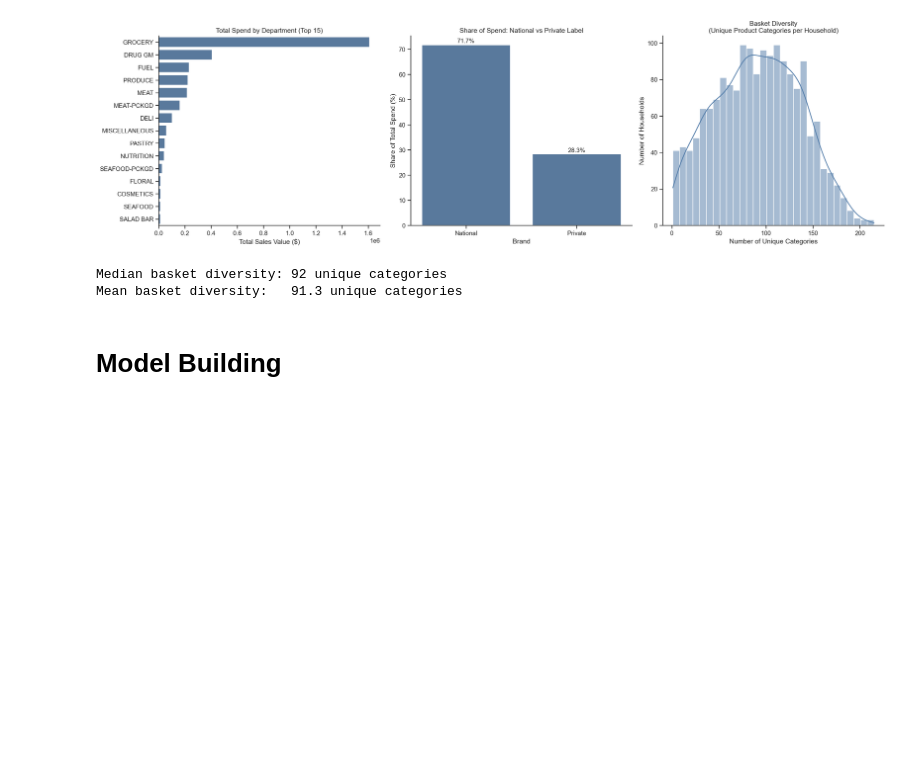
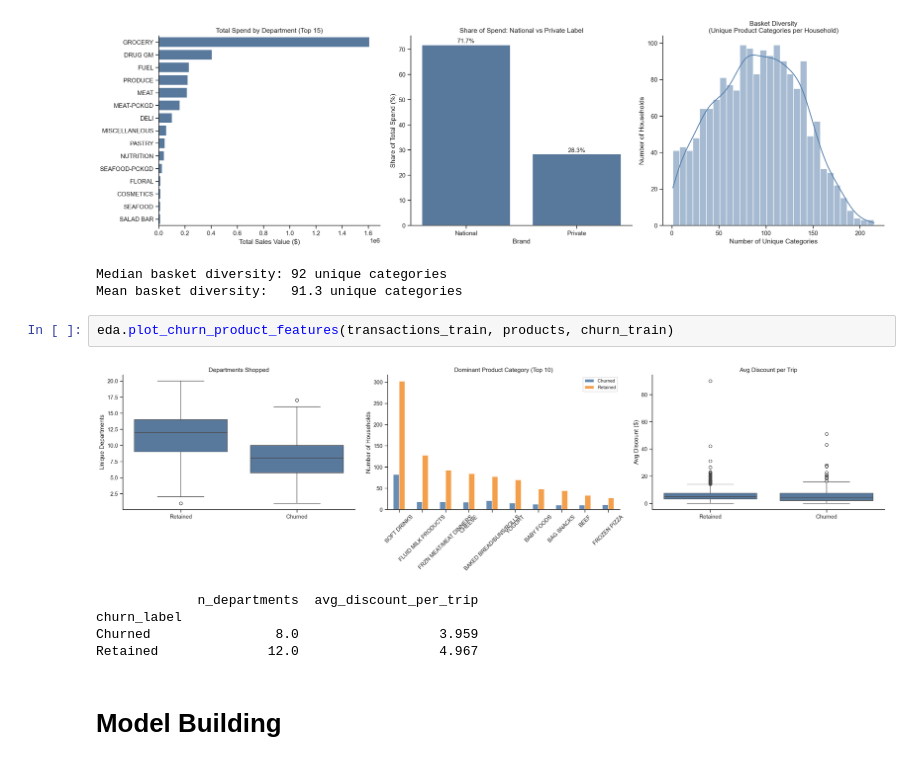
Before and after one commit to Kasperclowes/QBUS3820-Group-Assignment, a Jupyter notebook: RUN.ipynb, the cells around one changed output. Saved outputs shown, nothing was run; the diff lists cells and outputs as text; blank space fills up the shorter version.

Commit message:
Calling it a day with products EDA

```diff
--- a/RUN.ipynb
+++ b/RUN.ipynb
@@ -420,6 +402,14 @@ eda.plot_spend_by_product_attribute(transactions_train, products)
 [figure]
 Median basket diversity: 92 unique categories
 Mean basket diversity:   91.3 unique categories
+# %%
+eda.plot_churn_product_features(transactions_train, products, churn_train)
+# %% [output]
+[figure, added]
+             n_departments  avg_discount_per_trip
+churn_label
+Churned                8.0                  3.959
+Retained              12.0                  4.967
 # %% [markdown]
 # Model Building
 # %%
```
Also changed, not shown: parts of 1 cell of this notebook, 1 other file.
